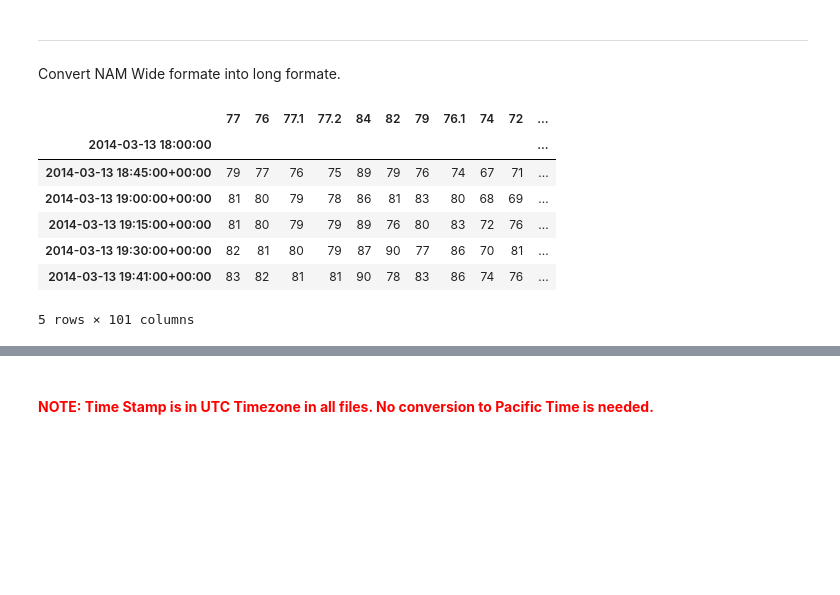
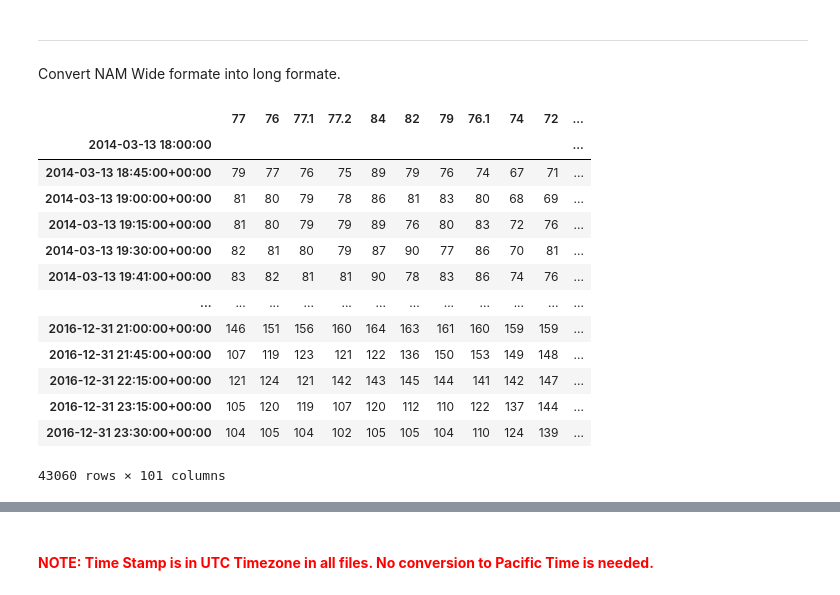
Before and after one commit to Mohamedtareque/PV_Forecast_MMPISSM, a Jupyter notebook: data_preprocess_v_02.ipynb, the cells around one changed output, grey strips where cells are left out. Saved outputs shown, nothing was run; the diff lists cells and outputs as text; code cells hidden in the pictures; blank space fills up the shorter version.

```diff
--- a/data_preprocess_v_02.ipynb
+++ b/data_preprocess_v_02.ipynb
@@ -379,16 +403,22 @@ dfs['Sky_image_features_intra_hour'].head()
 
 Convert NAM Wide formate into long formate.
 # %%
-dfs['Folsom_satellite'].head()
+dfs['Folsom_satellite']
 # %% [output]
 |  | 77 | 76 | 77.1 | 77.2 | 84 | 82 | 79 | 76.1 | 74 | 72 | ... |
 | 2014-03-13 18:00:00 |  |  |  |  |  |  |  |  |  |  | ... |
 | 2014-03-13 18:45:00+00:00 | 79 | 77 | 76 | 75 | 89 | 79 | 76 | 74 | 67 | 71 | ... |
 | 2014-03-13 19:00:00+00:00 | 81 | 80 | 79 | 78 | 86 | 81 | 83 | 80 | 68 | 69 | ... |
 | 2014-03-13 19:15:00+00:00 | 81 | 80 | 79 | 79 | 89 | 76 | 80 | 83 | 72 | 76 | ... |
 | 2014-03-13 19:30:00+00:00 | 82 | 81 | 80 | 79 | 87 | 90 | 77 | 86 | 70 | 81 | ... |
 | 2014-03-13 19:41:00+00:00 | 83 | 82 | 81 | 81 | 90 | 78 | 83 | 86 | 74 | 76 | ... |
+| ... | ... | ... | ... | ... | ... | ... | ... | ... | ... | ... | ... |
+| 2016-12-31 21:00:00+00:00 | 146 | 151 | 156 | 160 | 164 | 163 | 161 | 160 | 159 | 159 | ... |
+| 2016-12-31 21:45:00+00:00 | 107 | 119 | 123 | 121 | 122 | 136 | 150 | 153 | 149 | 148 | ... |
+| 2016-12-31 22:15:00+00:00 | 121 | 124 | 121 | 142 | 143 | 145 | 144 | 141 | 142 | 147 | ... |
+| 2016-12-31 23:15:00+00:00 | 105 | 120 | 119 | 107 | 120 | 112 | 110 | 122 | 137 | 144 | ... |
+| 2016-12-31 23:30:00+00:00 | 104 | 105 | 104 | 102 | 105 | 105 | 104 | 110 | 124 | 139 | ... |
-5 rows × 101 columns
+43060 rows × 101 columns
 # %%
 def expand_nam_to_hourly(nam_wide):
     """Convert wide NAM format to hourly target format"""
```
Also changed, not shown: parts of 43 cells of this notebook, 8 other files.
